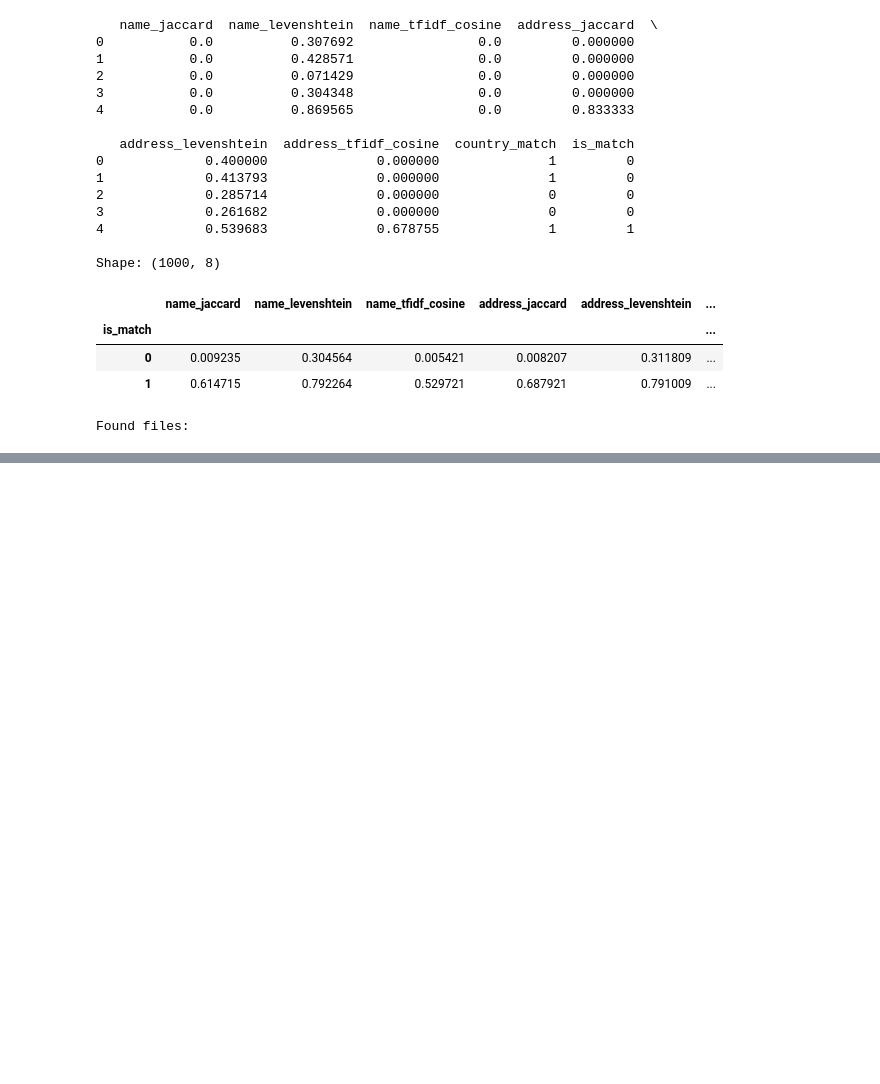
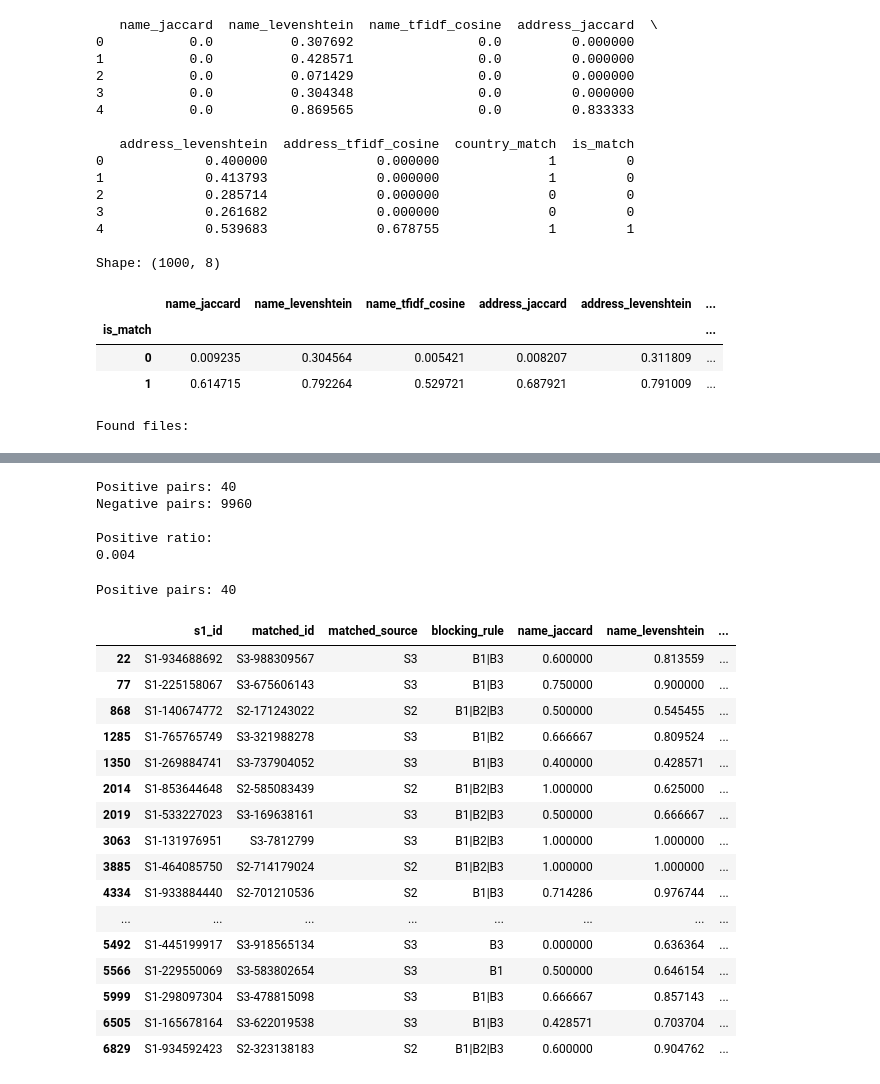
Before and after one commit to rkahrya1311/amazon-ml-challenge-2026, a Jupyter notebook: arun_feature.ipynb, the cells around one changed output, grey strips where cells are left out. Drawn from its saved outputs; the diff is of its cells as text; code cells hidden in the pictures; blank space fills up the shorter version.

```diff
--- a/arun_feature.ipynb
+++ b/arun_feature.ipynb
@@ -2217,0 +2615,17 @@ Found files:
+# %%
+def get_label(row):
+
+    s1_id = row["s1_id"]
+    matched_id = row["matched_id"]
+
+    true_matches = ground_truth_map.get(s1_id, set())
+
+    return int(matched_id in true_matches)
+
+
+features_10k["is_match"] = features_10k.apply(
+    get_label,
+    axis=1
+)
+
+print(features_10k["is_match"].value_counts())
@@ -2217,0 +2669,55 @@ Found files:
+# %%
+print("Positive pairs:", (features_10k["is_match"] == 1).sum())
+print("Negative pairs:", (features_10k["is_match"] == 0).sum())
+
+print("\nPositive ratio:")
+print(features_10k["is_match"].mean())
+# %% [output]
+Positive pairs: 40
+Negative pairs: 9960
+
+Positive ratio:
+0.004
+# %%
+positive_pairs = features_10k[
+    features_10k["is_match"] == 1
+].copy()
+
+print("Positive pairs:", len(positive_pairs))
+
+display(
+    positive_pairs[
+        [
+            "s1_id",
+            "matched_id",
+            "matched_source",
+            "blocking_rule",
+            "name_jaccard",
+            "name_levenshtein",
+            "name_token_similarity",
+            "address_jaccard",
+            "address_levenshtein",
+            "address_token_similarity",
+            "country_match"
+        ]
+    ].head(20)
+)
+# %% [output]
+Positive pairs: 40
+|  | s1_id | matched_id | matched_source | blocking_rule | name_jaccard | name_levenshtein | ... |
+| 22 | S1-934688692 | S3-988309567 | S3 | B1|B3 | 0.600000 | 0.813559 | ... |
+| 77 | S1-225158067 | S3-675606143 | S3 | B1|B3 | 0.750000 | 0.900000 | ... |
+| 868 | S1-140674772 | S2-171243022 | S2 | B1|B2|B3 | 0.500000 | 0.545455 | ... |
+| 1285 | S1-765765749 | S3-321988278 | S3 | B1|B2 | 0.666667 | 0.809524 | ... |
+| 1350 | S1-269884741 | S3-737904052 | S3 | B1|B3 | 0.400000 | 0.428571 | ... |
+| 2014 | S1-853644648 | S2-585083439 | S2 | B1|B2|B3 | 1.000000 | 0.625000 | ... |
+| 2019 | S1-533227023 | S3-169638161 | S3 | B1|B2|B3 | 0.500000 | 0.666667 | ... |
+| 3063 | S1-131976951 | S3-7812799 | S3 | B1|B2|B3 | 1.000000 | 1.000000 | ... |
+| 3885 | S1-464085750 | S2-714179024 | S2 | B1|B2|B3 | 1.000000 | 1.000000 | ... |
+| 4334 | S1-933884440 | S2-701210536 | S2 | B1|B3 | 0.714286 | 0.976744 | ... |
+| ... | ... | ... | ... | ... | ... | ... | ... |
+| 5492 | S1-445199917 | S3-918565134 | S3 | B3 | 0.000000 | 0.636364 | ... |
+| 5566 | S1-229550069 | S3-583802654 | S3 | B1 | 0.500000 | 0.646154 | ... |
+| 5999 | S1-298097304 | S3-478815098 | S3 | B1|B3 | 0.666667 | 0.857143 | ... |
+| 6505 | S1-165678164 | S3-622019538 | S3 | B1|B3 | 0.428571 | 0.703704 | ... |
+| 6829 | S1-934592423 | S2-323138183 | S2 | B1|B2|B3 | 0.600000 | 0.904762 | ... |
```
Also changed, not shown: parts of 30 cells of this notebook.
